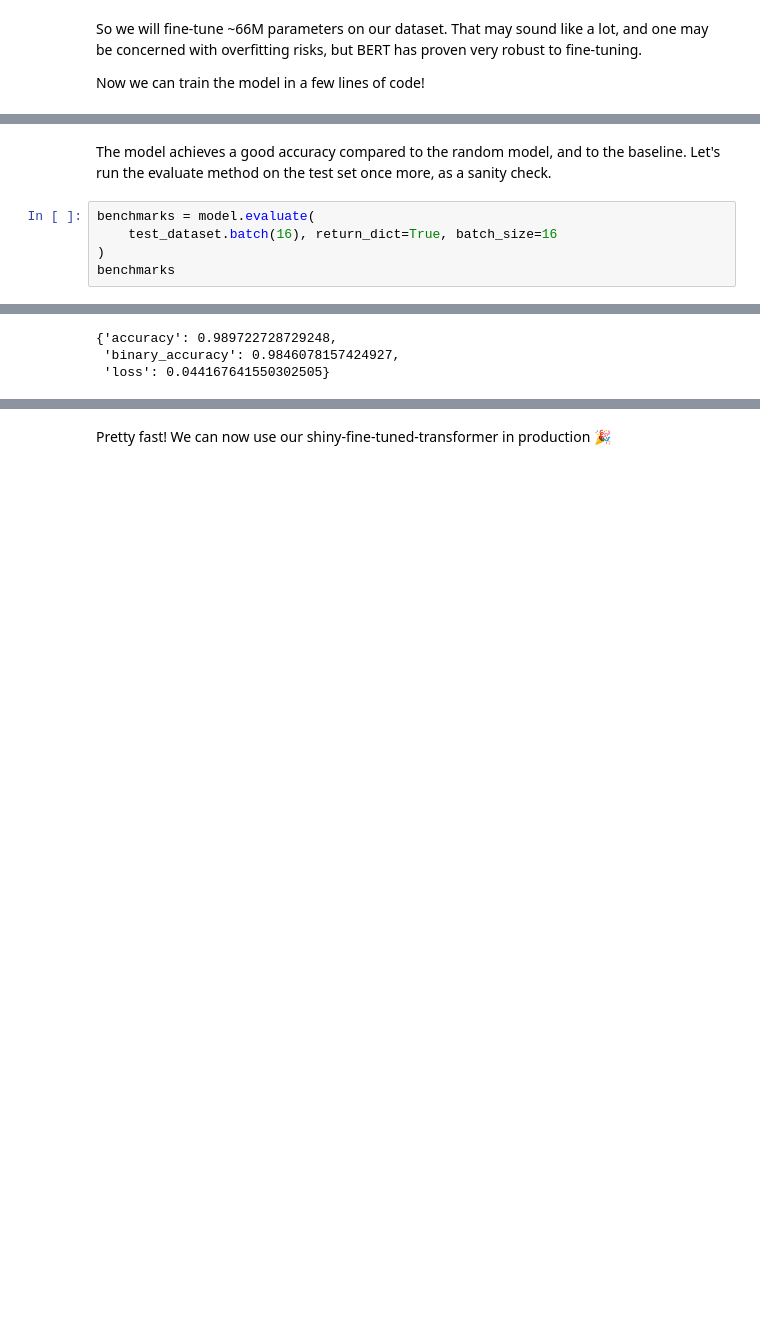
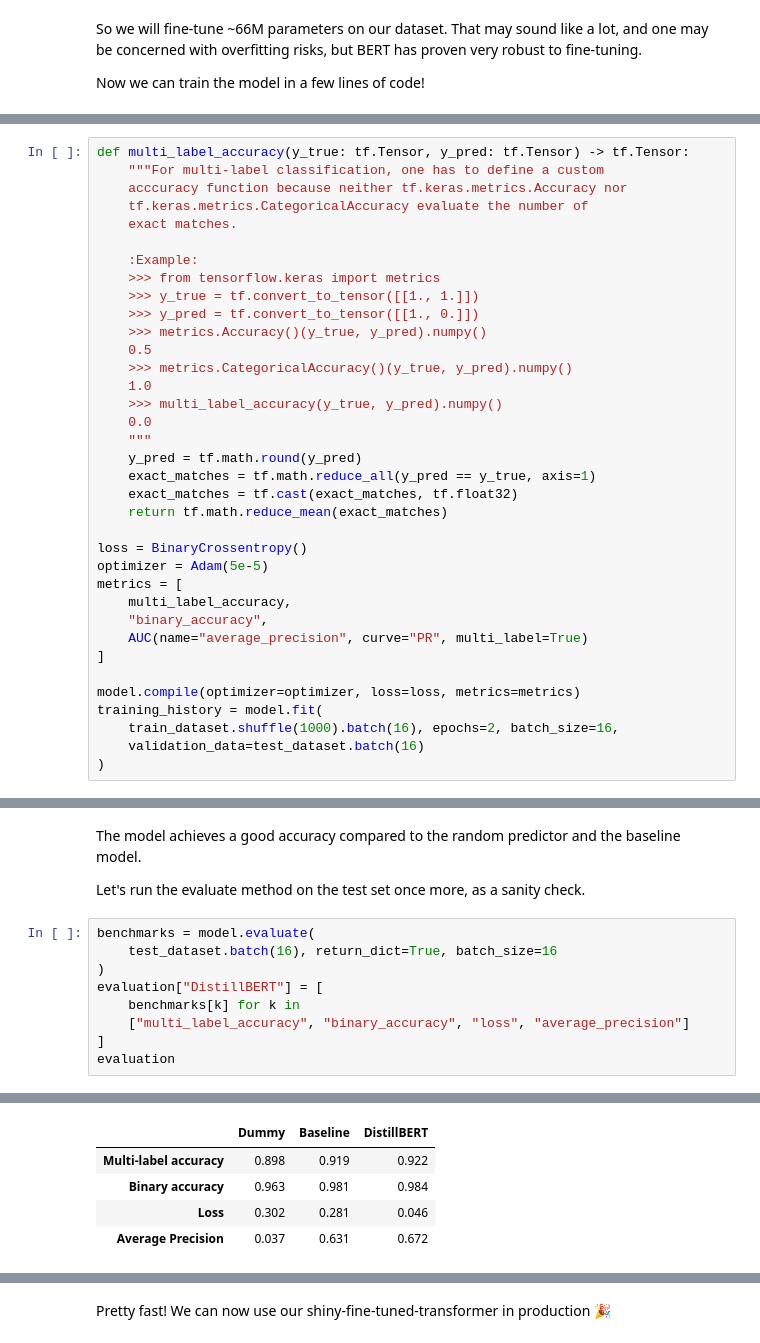
Before and after one commit to nkthiebaut/nkthiebaut.github.io, a Jupyter notebook: content/toxic_comments_transformer.ipynb, the cells around one changed output, grey strips where cells are left out. Saved outputs shown, nothing was run; the diff lists cells and outputs as text; blank space fills up the shorter version.

```diff
--- a/content/toxic_comments_transformer.ipynb
+++ b/content/toxic_comments_transformer.ipynb
@@ -292,0 +280,36 @@ Epoch 3/3
+# %%
+def multi_label_accuracy(y_true: tf.Tensor, y_pred: tf.Tensor) -> tf.Tensor:
+    """For multi-label classification, one has to define a custom
+    acccuracy function because neither tf.keras.metrics.Accuracy nor
+    tf.keras.metrics.CategoricalAccuracy evaluate the number of
+    exact matches.
+
+    :Example:
+    >>> from tensorflow.keras import metrics
+    >>> y_true = tf.convert_to_tensor([[1., 1.]])
+    >>> y_pred = tf.convert_to_tensor([[1., 0.]])
+    >>> metrics.Accuracy()(y_true, y_pred).numpy()
+    0.5
+    >>> metrics.CategoricalAccuracy()(y_true, y_pred).numpy()
+    1.0
+    >>> multi_label_accuracy(y_true, y_pred).numpy()
+    0.0
+    """
+    y_pred = tf.math.round(y_pred)
+    exact_matches = tf.math.reduce_all(y_pred == y_true, axis=1)
+    exact_matches = tf.cast(exact_matches, tf.float32)
+    return tf.math.reduce_mean(exact_matches)
+
+loss = BinaryCrossentropy()
+optimizer = Adam(5e-5)
+metrics = [
+    multi_label_accuracy,
+    "binary_accuracy",
+    AUC(name="average_precision", curve="PR", multi_label=True)
+]
+
+model.compile(optimizer=optimizer, loss=loss, metrics=metrics)
+training_history = model.fit(
+    train_dataset.shuffle(1000).batch(16), epochs=2, batch_size=16,
+    validation_data=test_dataset.batch(16)
+)
@@ -293,8 +321,14 @@ Epoch 3/3
 # %% [markdown]
-The model achieves a good accuracy compared to the random model, and to the baseline. Let's run the evaluate method on the test set once more, as a sanity check.
+The model achieves a good accuracy compared to the random predictor and the baseline model.
+
+Let's run the evaluate method on the test set once more, as a sanity check.
 # %%
 benchmarks = model.evaluate(
     test_dataset.batch(16), return_dict=True, batch_size=16
 )
-benchmarks
+evaluation["DistillBERT"] = [
+    benchmarks[k] for k in
+    ["multi_label_accuracy", "binary_accuracy", "loss", "average_precision"]
+]
+evaluation
 # %% [output]
@@ -302,4 +335,6 @@ benchmarks
-{'accuracy': 0.989722728729248,
- 'binary_accuracy': 0.9846078157424927,
- 'loss': 0.044167641550302505}
+|  | Dummy | Baseline | DistillBERT |
+| Multi-label accuracy | 0.898 | 0.919 | 0.922 |
+| Binary accuracy | 0.963 | 0.981 | 0.984 |
+| Loss | 0.302 | 0.281 | 0.046 |
+| Average Precision | 0.037 | 0.631 | 0.672 |
 # %% [markdown]
```
Also changed, not shown: parts of 15 cells of this notebook, 4 other files.
